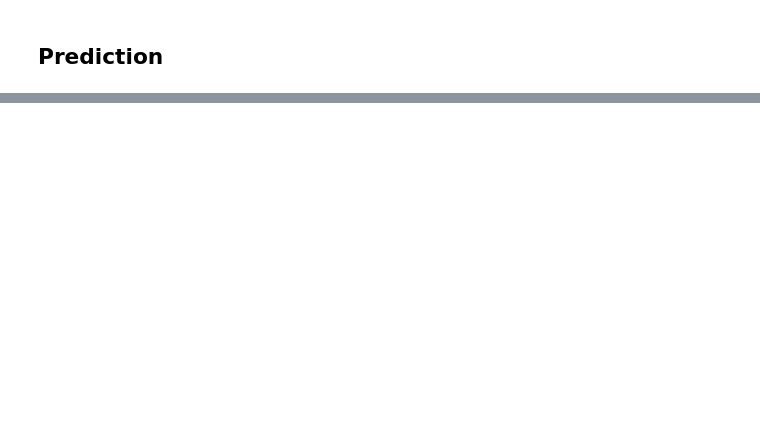
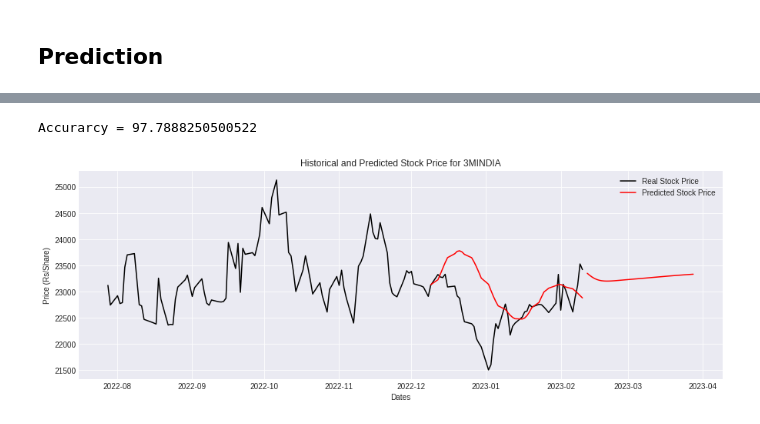
Before and after one commit to gitarshmah/Boolean_Gang, a Jupyter notebook: All_Symbols_Stock_Prediction.ipynb, the cells around one changed output, grey strips where cells are left out. Cells and saved outputs as stored; diff of their text form; code cells hidden in the pictures; blank space fills up the shorter version.

```diff
--- a/All_Symbols_Stock_Prediction.ipynb
+++ b/All_Symbols_Stock_Prediction.ipynb
@@ -280,4 +284,0 @@ def prediction(timestep, inp):
-# %%
-x_test, scaler = prediction(timestep, train_values)
-y_pred = model.predict(x_test)
-y_pred = scaler.inverse_transform(y_pred)
@@ -304,0 +358,22 @@ Accurarcy = 97.4516974446884
+# %%
+date_list = [today + datetime.timedelta(days=x) for x in range(pred_days)]
+pred_df = pd.DataFrame(data=y_pred_future, index=date_list)
+
+plt.figure(figsize=(15,5))
+# plt.plot(train_dataset[-timestep:], color='black')
+# plt.plot(df_test, color='black', label='Real Stock Price')
+plt.plot(df[-(timestep+pred_days):], color='black', label='Real Stock Price')
+plt.plot(pred_df, color='red', label='Predicted Stock Price')
+plt.plot(df_test.index, y_pred_prev, color='red')
+
+plt.grid()
+plt.legend()
+plt.title(f"Historical and Predicted Stock Price for {comp_symbol}")
+plt.xlabel("Dates")
+plt.ylabel("Price (Rs/Share)")
+
+plt.style.use('seaborn-dark')
+print("Accurarcy = " + str(accuracy))
+# %% [output]
+Accurarcy = 97.7888250500522
+[figure, added]
```
Also changed, not shown: parts of 20 cells of this notebook, 1 other file.
